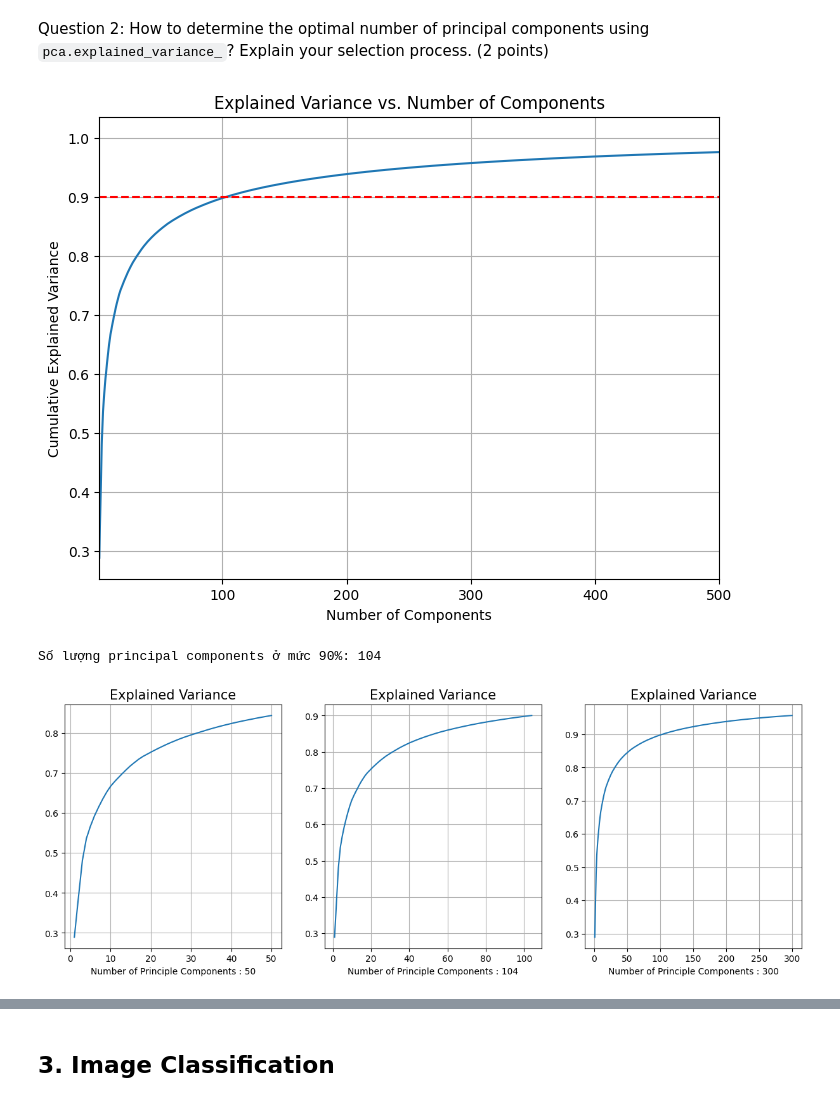
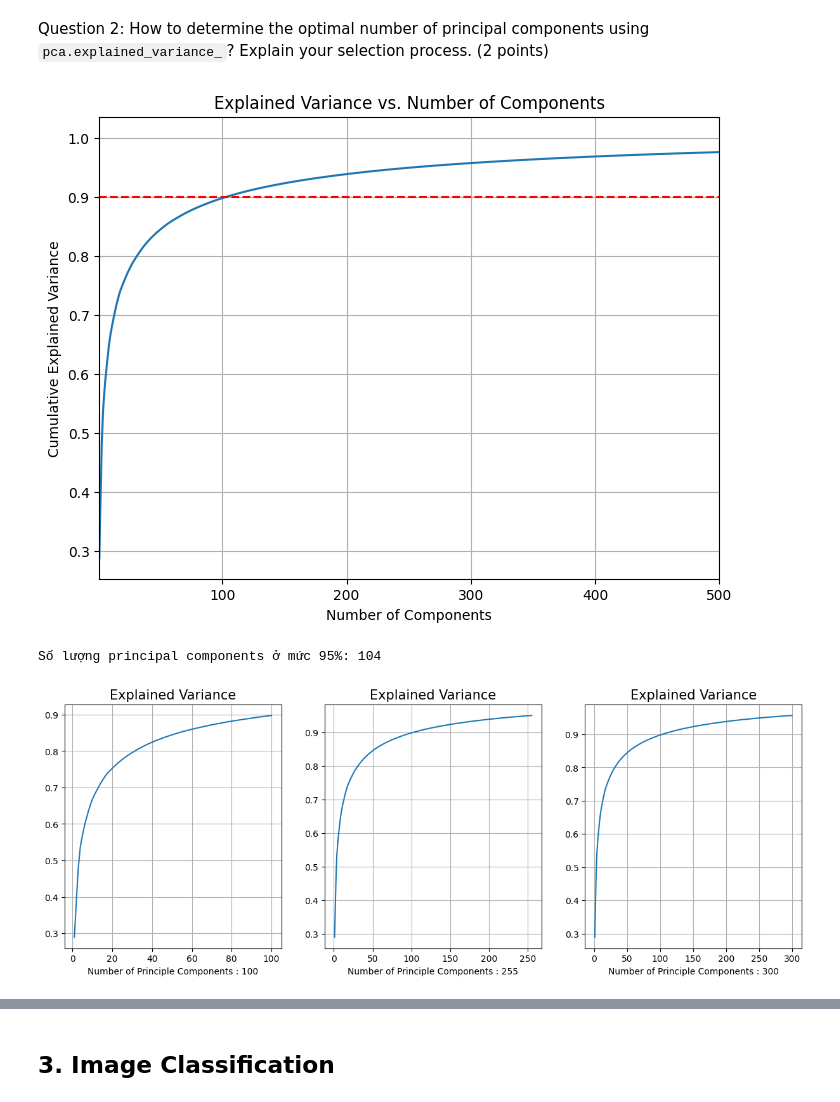
Before and after one commit to nvtnhan/Fundamental-ML, a Jupyter notebook: notebooks/EDA.ipynb, the cells around one changed output, grey strips where cells are left out. Saved outputs shown, nothing was run; the diff lists cells and outputs as text; code cells hidden in the pictures.

```diff
--- a/notebooks/EDA.ipynb
+++ b/notebooks/EDA.ipynb
@@ -107,7 +112,7 @@ explained_variance = pca.explained_variance_ratio_
 cumulative_explained_variance = np.cumsum(explained_variance)
 
 # Chọn số lượng principal components dựa trên ngưỡng phương sai tích lũy
-threshold_variance = 0.9 * cumulative_explained_variance[-1]  # 90% của tổng phương sai
+threshold_variance = 0.9 * cumulative_explained_variance[-1]  # 95% của tổng phương sai
 n_components = np.argmax(cumulative_explained_variance >= threshold_variance) + 1
 
 plt.figure(figsize=(8, 6))
@@ -120,28 +125,29 @@ plt.title('Explained Variance vs. Number of Components')
 plt.xlim(1, 500)
 plt.show()
 
-print("Số lượng principal components ở mức 90%:", n_components)
+print("Số lượng principal components ở mức 95%:", n_components)
 # %% [output]
 [figure]
-Số lượng principal components ở mức 90%: 104
+Số lượng principal components ở mức 95%: 104
 # %%
 def EV(n):
     pca = PCA(n_components=n, whiten=True)
-    pca.fit(images_reshaped)
+    # X_train = pca.fit_transform(x_train)
+    # X_test = pca.transform(x_test)
+    pca. fit(images_reshaped)
     #plot
     plt.plot(range(1,n+1), pca.explained_variance_ratio_.cumsum())
     plt.title('Explained Variance',fontsize=15)
     plt.grid(visible=True)
     plt.xlabel('Number of Principle Components : {}'.format(n), fontsize=10)
-
-# use the function above and try use n_component=50,104,and 300
+# use the function above and try use n_component=100,200,and 300
 plt.figure(figsize=(15,5))
 plt.subplot(1,3,1)
-EV(50)
+EV(100)
 plt.subplot(1,3,2)
-EV(104)
+EV(255)
 plt.subplot(1,3,3)
 EV(300)
 # %% [output]
-[figure, old version]
+[figure, new version]
 # %% [markdown]
```
Also changed, not shown: parts of 20 cells of this notebook.
